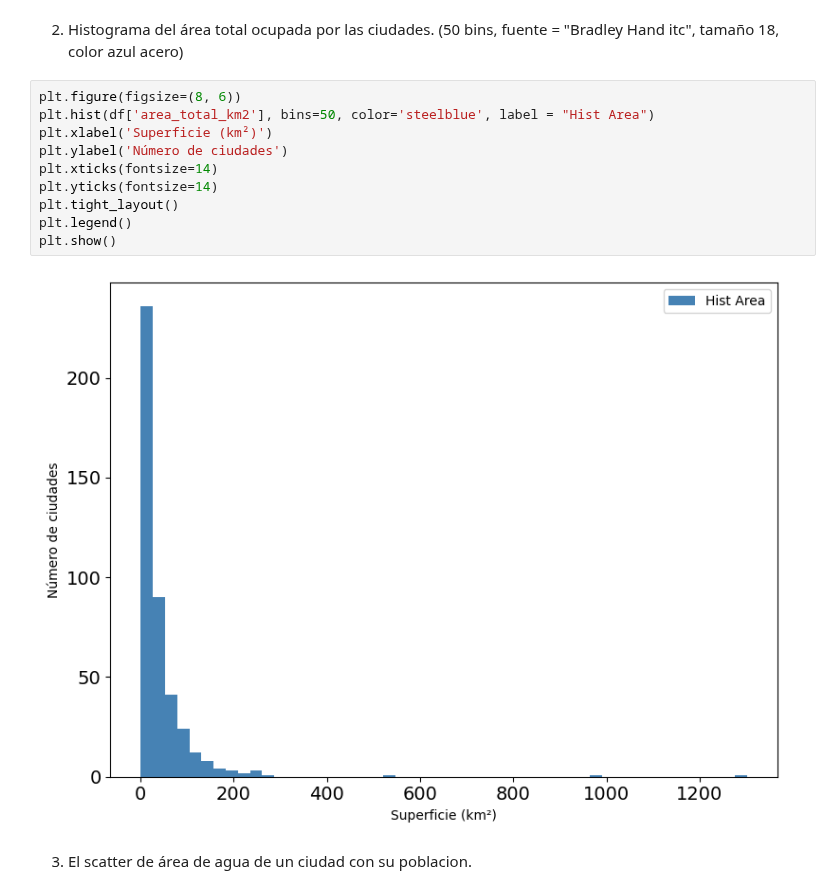
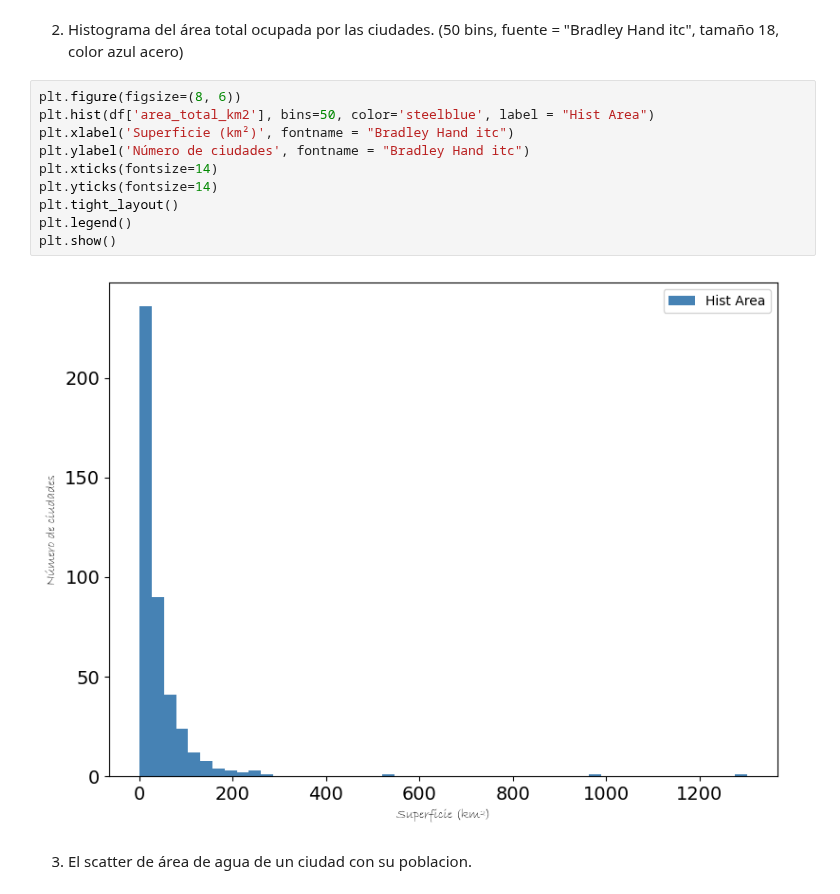
Before and after one commit to mariasanvals/DS_Online_Feb24_Exercises, a Jupyter notebook: 03_Analisis_de_Datos/Sprint_08/Unidad_01/Practica_Obligatoria/18_Practica_Obligatoria_Visualizacion_Basica.ipynb, the cells around one changed output. Cells and saved outputs as stored; diff of their text form.

```diff
--- a/03_Analisis_de_Datos/Sprint_08/Unidad_01/Practica_Obligatoria/18_Practica_Obligatoria_Visualizacion_Basica.ipynb
+++ b/03_Analisis_de_Datos/Sprint_08/Unidad_01/Practica_Obligatoria/18_Practica_Obligatoria_Visualizacion_Basica.ipynb
@@ -120,15 +120,15 @@ plt.show()
 # %%
 plt.figure(figsize=(8, 6))
 plt.hist(df['area_total_km2'], bins=50, color='steelblue', label = "Hist Area")
-plt.xlabel('Superficie (km²)')
-plt.ylabel('Número de ciudades')
+plt.xlabel('Superficie (km²)', fontname = "Bradley Hand itc")
+plt.ylabel('Número de ciudades', fontname = "Bradley Hand itc")
 plt.xticks(fontsize=14)
 plt.yticks(fontsize=14)
 plt.tight_layout()
 plt.legend()
 plt.show()
 # %% [output]
-[figure, old version]
+[figure, new version]
 # %% [markdown]
 3. El scatter de área de agua de un ciudad con su poblacion.
 # %%
```
Also changed, not shown: parts of 3 cells of this notebook, 1 other file.
